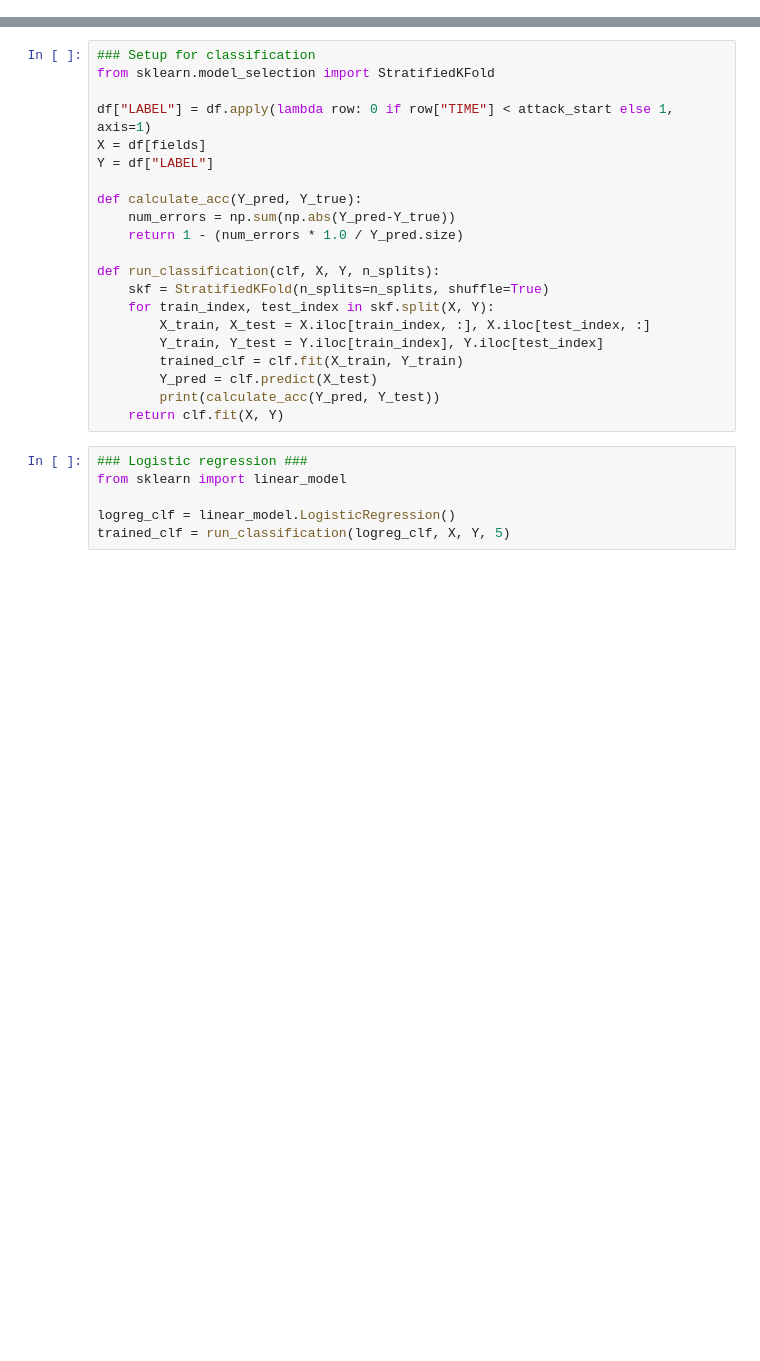
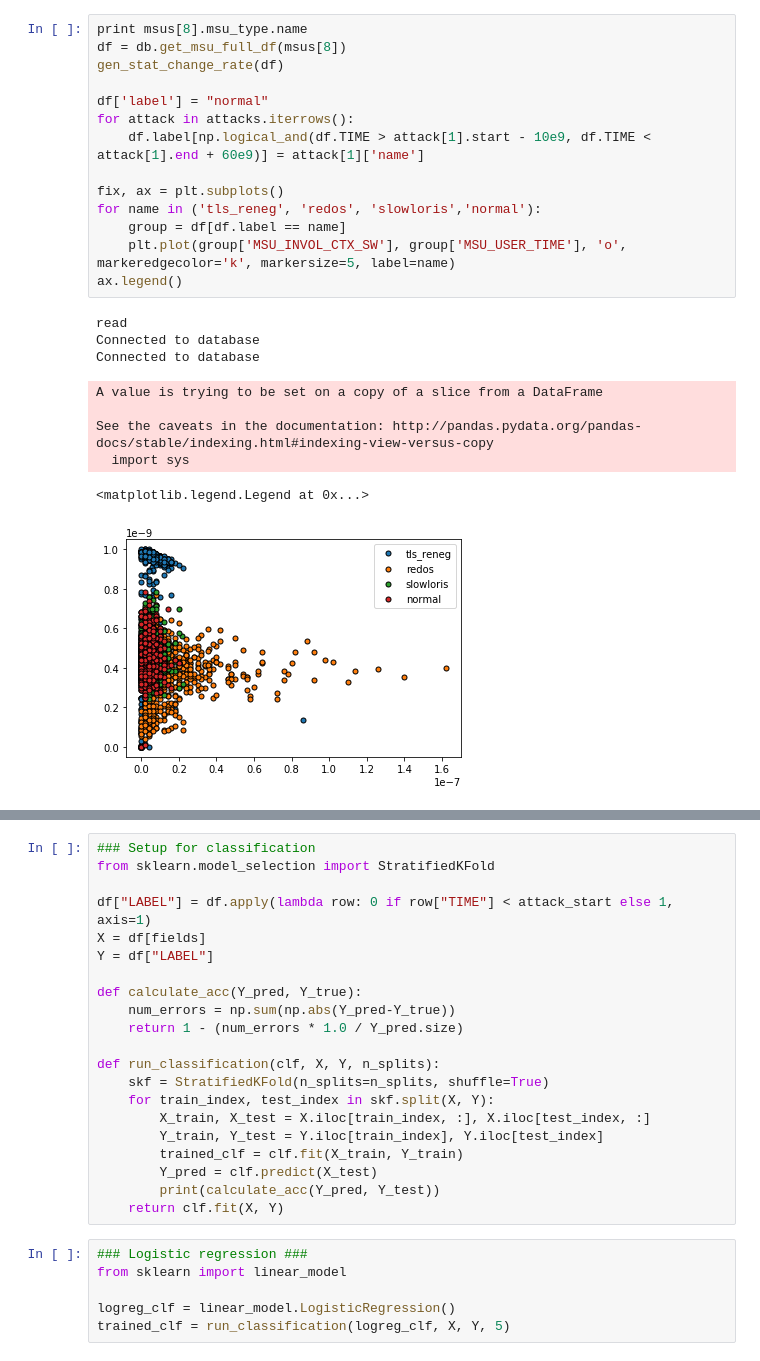
Before and after one commit to dedos-project/DeDOS, a Jupyter notebook: analytic/dedos.ipynb, the cells around one changed output, grey strips where cells are left out. Drawn from its saved outputs; the diff is of its cells as text; blank space fills up the shorter version.

```diff
--- a/analytic/dedos.ipynb
+++ b/analytic/dedos.ipynb
@@ -43,0 +63,24 @@ ID: 36, TYPE: http
+# %%
+print msus[8].msu_type.name
+df = db.get_msu_full_df(msus[8])
+gen_stat_change_rate(df)
+
+df['label'] = "normal"
+for attack in attacks.iterrows():
+    df.label[np.logical_and(df.TIME > attack[1].start - 10e9, df.TIME < attack[1].end + 60e9)] = attack[1]['name']
+
+fix, ax = plt.subplots()
+for name in ('tls_reneg', 'redos', 'slowloris','normal'):
+    group = df[df.label == name]
+    plt.plot(group['MSU_INVOL_CTX_SW'], group['MSU_USER_TIME'], 'o', markeredgecolor='k', markersize=5, label=name)
+ax.legend()
+# %% [output]
+read
+Connected to database
+Connected to database
+A value is trying to be set on a copy of a slice from a DataFrame
+
+See the caveats in the documentation: http://pandas.pydata.org/pandas-docs/stable/indexing.html#indexing-view-versus-copy
+  import sys
+<matplotlib.legend.Legend at 0x...>
+[figure, added]
```
Also changed, not shown: parts of 13 cells of this notebook, 8 other files.
